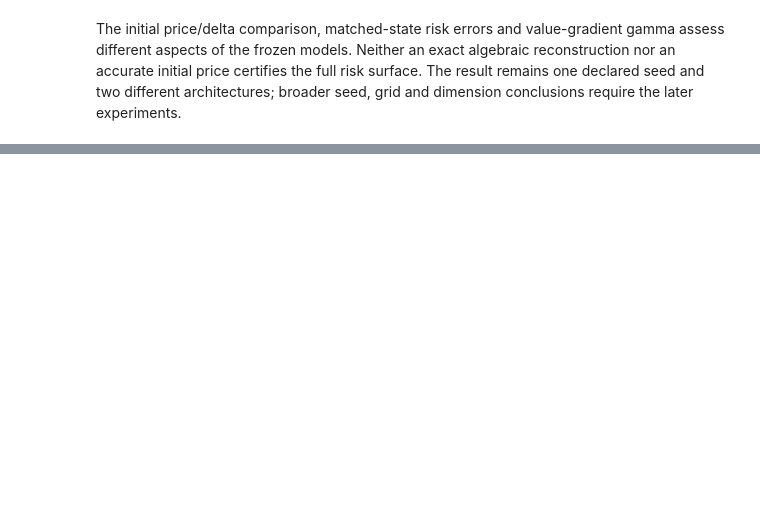
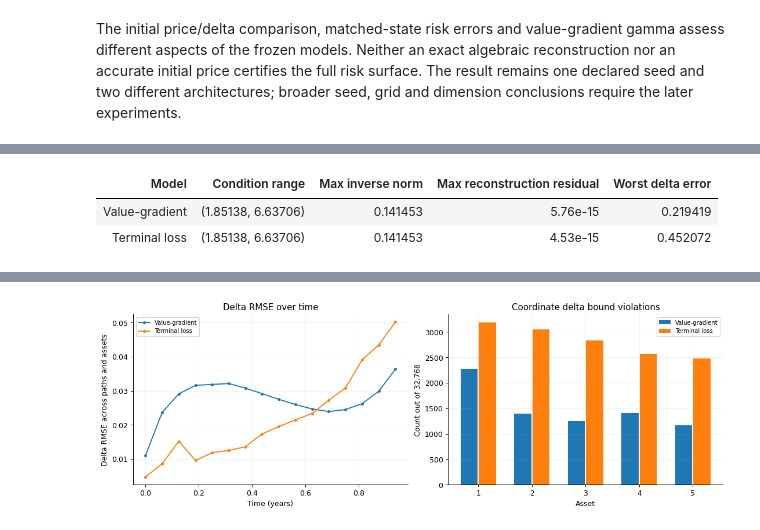
Before and after one commit to KVInator/deep-bsde-pricing, a Jupyter notebook: notebooks/03_neural_solvers.ipynb, the cells around one changed output, grey strips where cells are left out. Drawn from its saved outputs; the diff is of its cells as text; code cells hidden in the pictures; blank space fills up the shorter version.

```diff
--- a/notebooks/03_neural_solvers.ipynb
+++ b/notebooks/03_neural_solvers.ipynb
@@ -741,0 +839,27 @@ The initial price/delta comparison, matched-state risk errors and value-gradient
+# %%
+table(["Model", "Condition range", "Max inverse norm", "Max reconstruction residual", "Worst delta error"], [
+    [basket_labels[k], (round(d["condition_number_min"], 5), round(d["condition_number_max"], 5)),
+     f'{d["largest_inverse_diffusion_norm"]:.6f}', f'{d["max_absolute_reconstruction_residual"]:.3g}',
+     f'{basket_models[k]["max_absolute_path_delta_error"]:.6f}']
+    for k in basket_keys for d in [basket_models[k]["path_reconstruction"]]])
+table(["Asset", "Value-gradient RMSE", "Terminal RMSE", "Value-gradient bound violations", "Terminal bound violations"], [
+    [i+1, f'{basket_models["value_gradient"]["path_delta_rmse_by_coordinate"][i]:.6f}',
+     f'{basket_models["terminal_loss"]["path_delta_rmse_by_coordinate"][i]:.6f}',
+     basket_models["value_gradient"]["delta_bound_violations_by_coordinate"][i],
+     basket_models["terminal_loss"]["delta_bound_violations_by_coordinate"][i]] for i in range(5)])
+fig, axes = plt.subplots(1, 2, figsize=(12, 4), constrained_layout=True)
+for (k, estimates), shift in zip((("value_gradient", basket_risk.value_deltas),
+                                  ("terminal_loss", basket_risk.terminal_deltas)), (-0.17, 0.17)):
+    by_time = np.sqrt(np.mean((estimates-basket_risk.reference_deltas)**2, axis=(0, 2)))
+    axes[0].plot(basket_risk.times[:-1], by_time, marker="o", markersize=3, label=basket_labels[k])
+    axes[1].bar(basket_assets+shift, basket_models[k]["delta_bound_violations_by_coordinate"],
+                width=0.32, label=basket_labels[k])
+axes[0].set(title="Delta RMSE over time", xlabel="Time (years)", ylabel="Delta RMSE across paths and assets")
+axes[1].set(title="Coordinate delta bound violations", xlabel="Asset", ylabel="Count out of 32,768", xticks=basket_assets)
+for ax in axes:
+    ax.legend(fontsize=8)
+plt.show()
+# %% [output]
+| Model | Condition range | Max inverse norm | Max reconstruction residual | Worst delta error |
+| Value-gradient | (1.85138, 6.63706) | 0.141453 | 5.76e-15 | 0.219419 |
+| Terminal loss | (1.85138, 6.63706) | 0.141453 | 4.53e-15 | 0.452072 |
@@ -741,0 +872 @@ The initial price/delta comparison, matched-state risk errors and value-gradient
+[figure, added]
```
Also changed, not shown: parts of 6 cells of this notebook, 11 other files.
